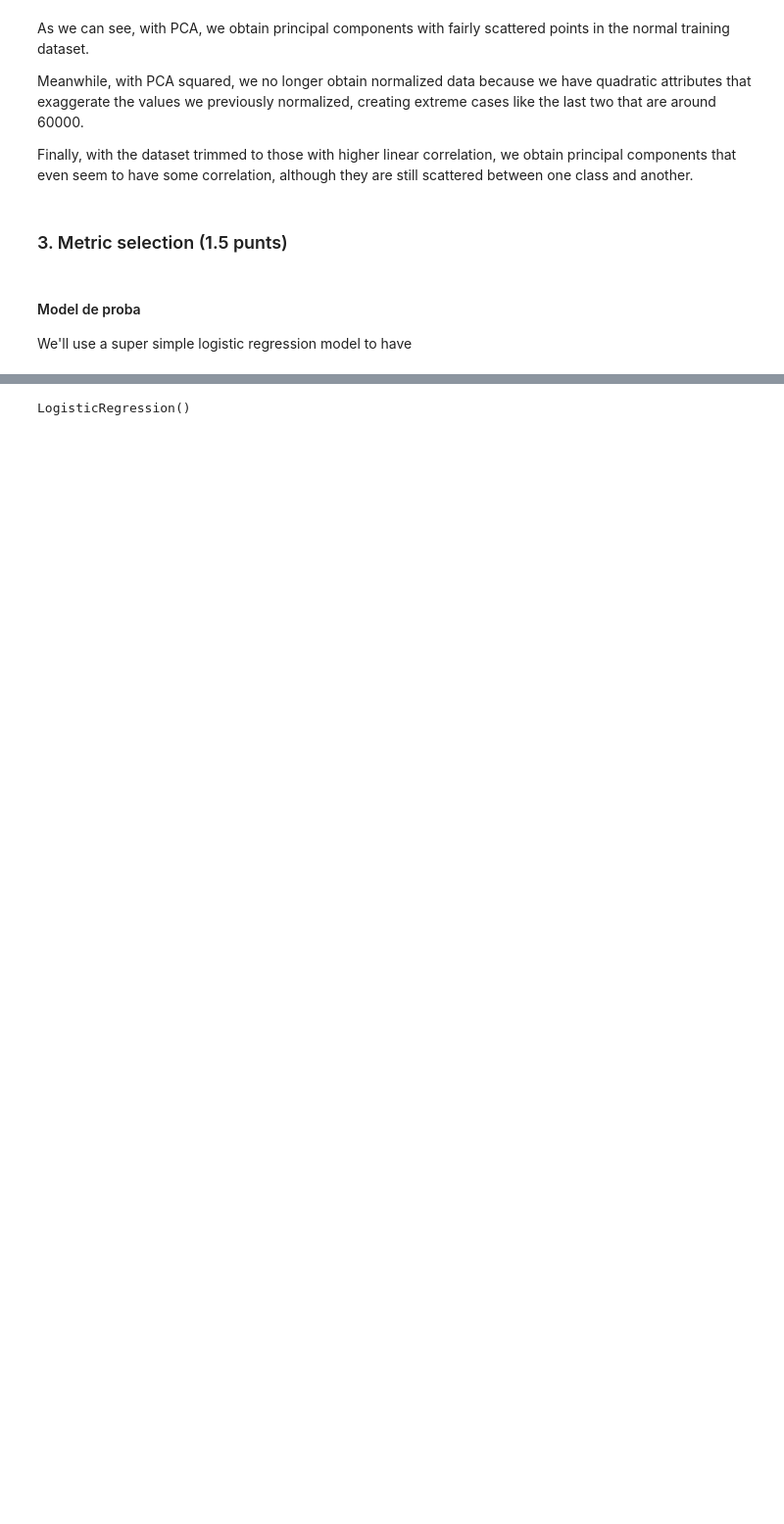
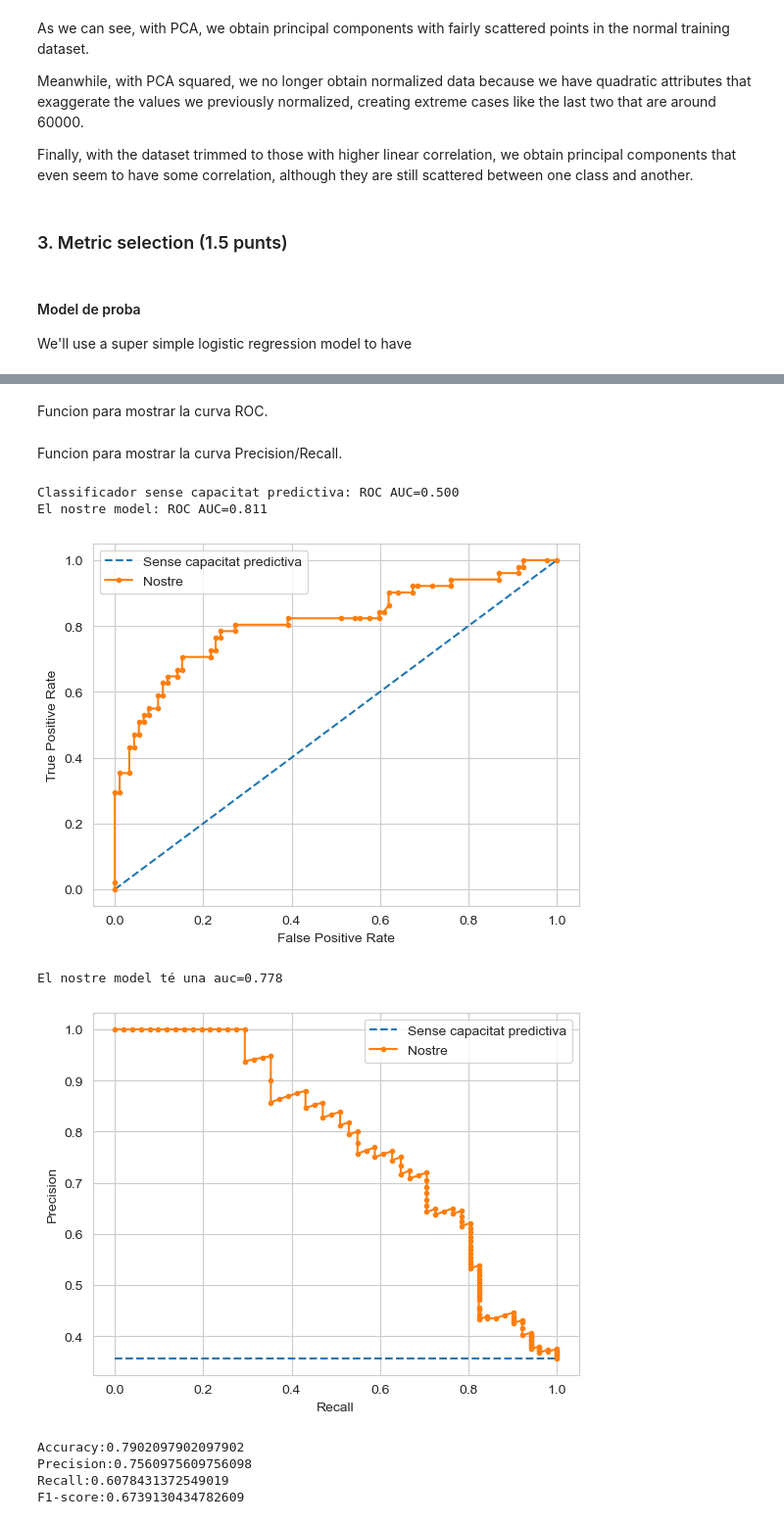
Before and after one commit to YssfDevOps/Titanic-Kaggle-Prediction-Project, a Jupyter notebook: EntregaPractica.ipynb, the cells around one changed output, grey strips where cells are left out. Shown at 98% size. Drawn from its saved outputs; the diff is of its cells as text; code cells hidden in the pictures; blank space fills up the shorter version.

```diff
--- a/EntregaPractica.ipynb
+++ b/EntregaPractica.ipynb
@@ -422,7 +431,4 @@ def show_performance(x, y, model, title='confusion matrix', average='binary', fi
     plt.title(title)
     plt.show()
-# %%
-model = LogisticRegression()
-model.fit(X_train, y_train)
-# %% [output]
-LogisticRegression()
+# %% [markdown]
+Funcion para mostrar la curva ROC.
@@ -428,0 +464,56 @@ LogisticRegression()
+# %% [markdown]
+Funcion para mostrar la curva Precision/Recall.
+# %%
+def generate_PR(X_test, y_test, model):
+     # generate a no skill prediction (majority class)
+    ns_probs = [1 for _ in range(len(y_test))]
+    # predict probabilities
+    lr_probs = model.predict_proba(X_test)
+
+    # keep probabilities for the positive outcome only
+    lr_probs = lr_probs[:, 1]
+
+    lr_precision, lr_recall, _ = precision_recall_curve(y_test, lr_probs)
+    lr_auc = auc(lr_recall, lr_precision)
+    # summarize score
+    print('El nostre model té una auc=%.3f' % (lr_auc))
+    # plot the precision-recall curves
+    no_skill = len(y_test[y_test==1]) / len(y_test)
+    plt.plot([0, 1], [no_skill, no_skill], linestyle='--', label='Sense capacitat predictiva')
+    plt.plot(lr_recall, lr_precision, marker='.', label='Nostre')
+    # axis labels
+    plt.xlabel('Recall')
+    plt.ylabel('Precision')
+    # show the legend
+    plt.legend()
+    # show the plot
+    plt.show()
+# %%
+X_train_MS, X_test_MS, y_train_MS, y_test_MS = train_test_split(X_train , y_train, test_size=0.2, random_state=42)
+
+# Create and fit a logistic regression model
+model = LogisticRegression()
+model.fit(X_train_MS, y_train_MS)
+
+generate_roc(X_test_MS, y_test_MS, model)
+generate_PR(X_test_MS, y_test_MS, model)
+
+show_performance(X_test_MS, y_test_MS, model)
+
+# Make predictions on the test set
+y_pred_MS = model.predict(X_test_MS)
+
+# Gener_MSate a classification report
+report = classification_report(y_test_MS, y_pred_MS)
+
+print(report)
+# %% [output]
+Classificador sense capacitat predictiva: ROC AUC=0.500
+El nostre model: ROC AUC=0.811
+[figure, added]
+El nostre model té una auc=0.778
+[figure, added]
+Accuracy:0.7902097902097902
+Precision:0.7560975609756098
+Recall:0.6078431372549019
+F1-score:0.6739130434782609
```
Also changed, not shown: parts of 17 cells of this notebook.
